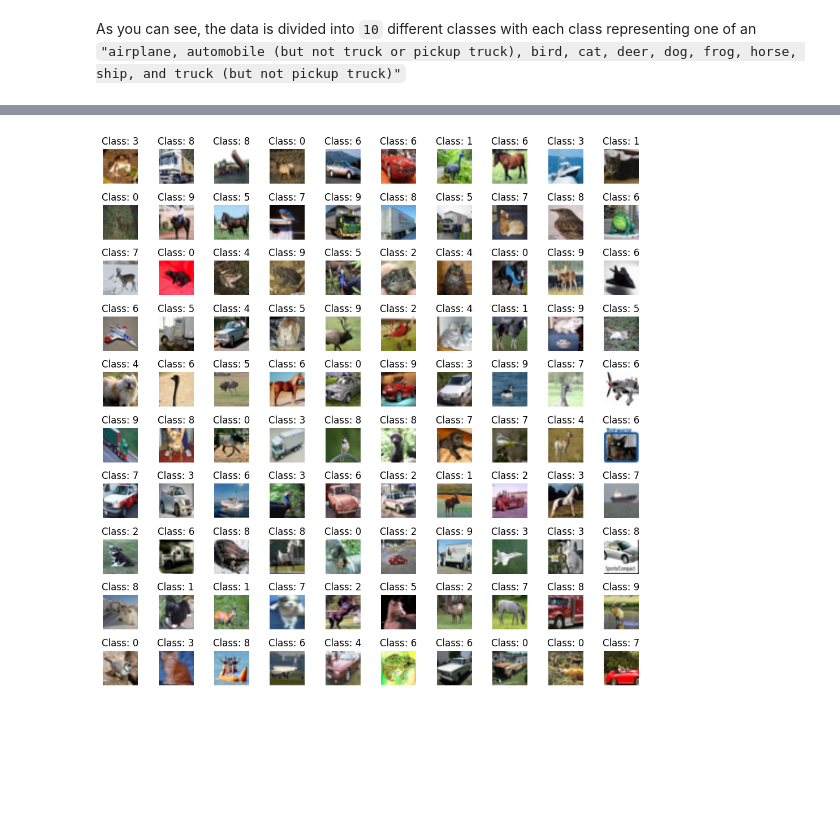
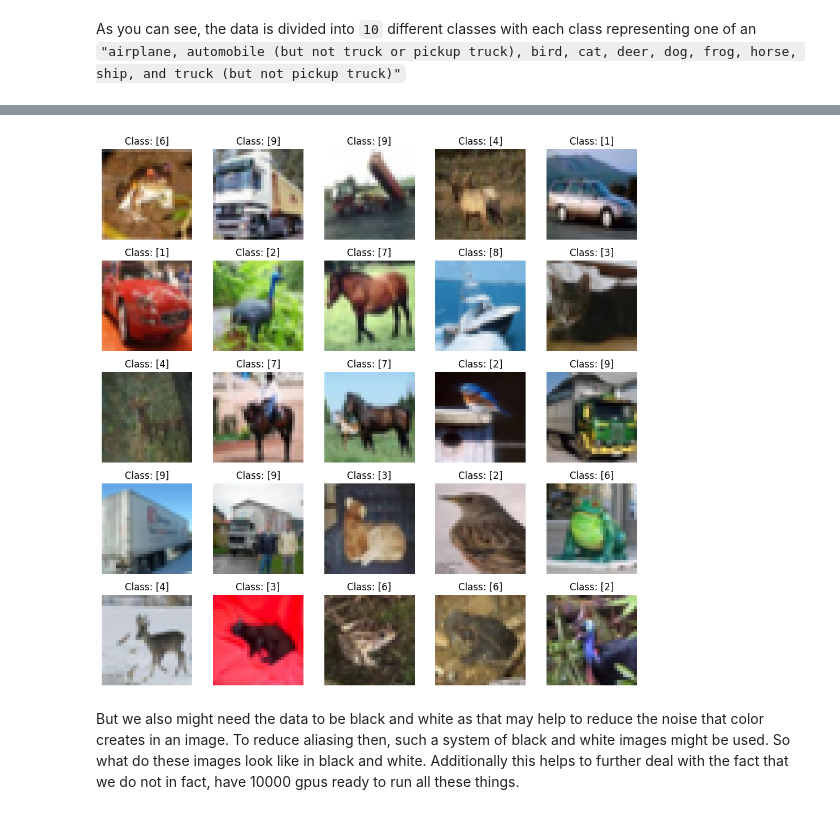
Before and after one commit to 26dre/178_final, a Jupyter notebook: Visualization.ipynb, the cells around one changed output, grey strips where cells are left out. Cells and saved outputs as stored; diff of their text form; code cells hidden in the pictures; blank space fills up the shorter version.

```diff
--- a/Visualization.ipynb
+++ b/Visualization.ipynb
@@ -426,21 +12,33 @@ Total number of samples in test set: 0
 # %%
 def show_images(images, labels, num_images=25):
     cols, rows = int(math.sqrt(num_images)), int(math.sqrt(num_images))
-    images = images.reshape(-1, 3, 32, 32).transpose(0, 2, 3, 1)
     fig, axes = plt.subplots(ncols=cols, nrows=rows, figsize=(10, 10))
     img_ctr = 0;
     for i in range(cols):
         for j in range(rows):
             axes[i,j].set_title(f'Class: {labels[img_ctr]}')
+            # axes[i]
+
+
             axes[i,j].imshow(images[img_ctr])
             axes[i, j].axis('off')
             img_ctr += 1
 
     plt.tight_layout();
     plt.show()
-
-
-
-show_images(train_imgs, train_labels, 100)
-# %% [output]
-[figure, removed]
+# %%
+import tensorflow as tf
+
+# Load the CIFAR-10 dataset
+(x_train, y_train), (x_test, y_test) = tf.keras.datasets.cifar10.load_data()
+
+# print(y_train.dtype)
+# Preprocess the data
+x_train = x_train.astype('float32') / 255.0
+x_test = x_test.astype('float32') / 255.0
+
+show_images(x_train, y_train)
+# %% [output]
+[figure, added]
+# %% [markdown]
+But we also might need the data to be black and white as that may help to reduce the noise that color creates in an image. To reduce aliasing then, such a system of black and white images might be used. So what do these images look like in black and white. Additionally this helps to further deal with the fact that we do not in fact, have 10000 gpus ready to run all these things.
```
Also changed, not shown: parts of 12 cells of this notebook, 1 other file.
